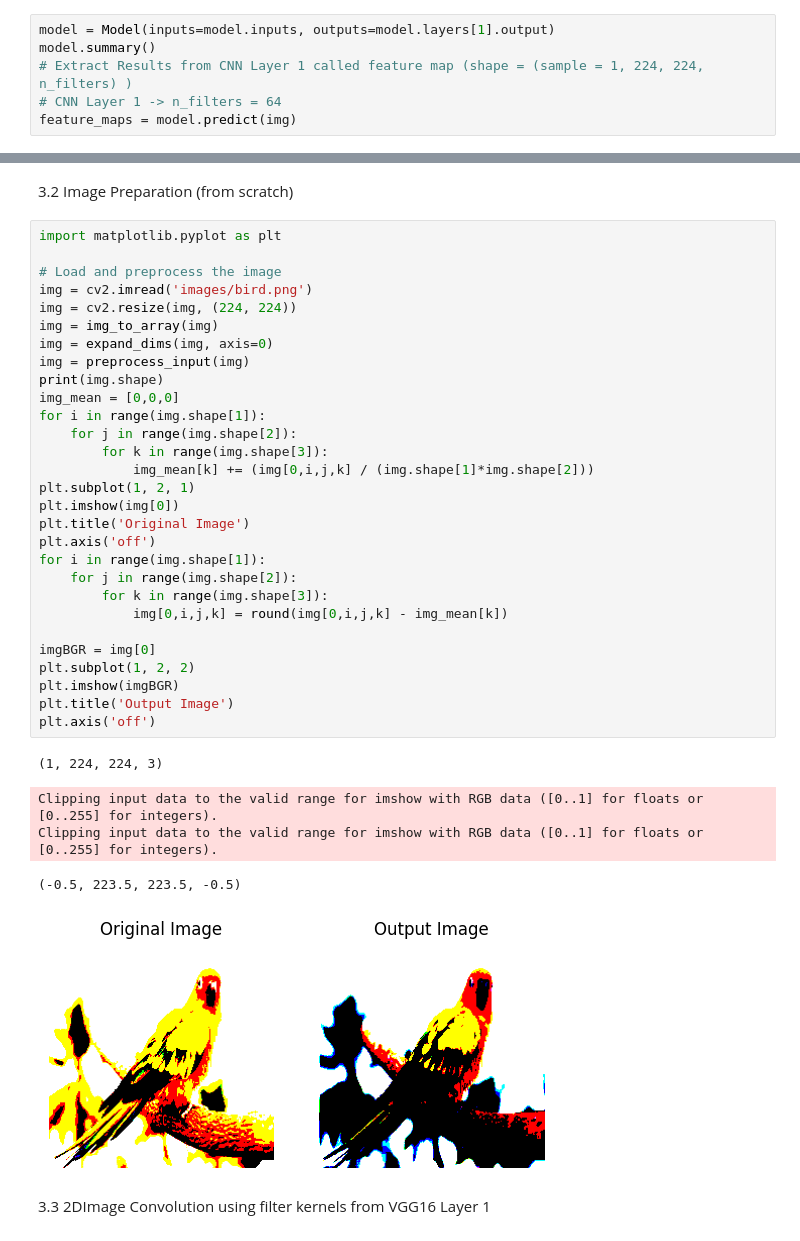
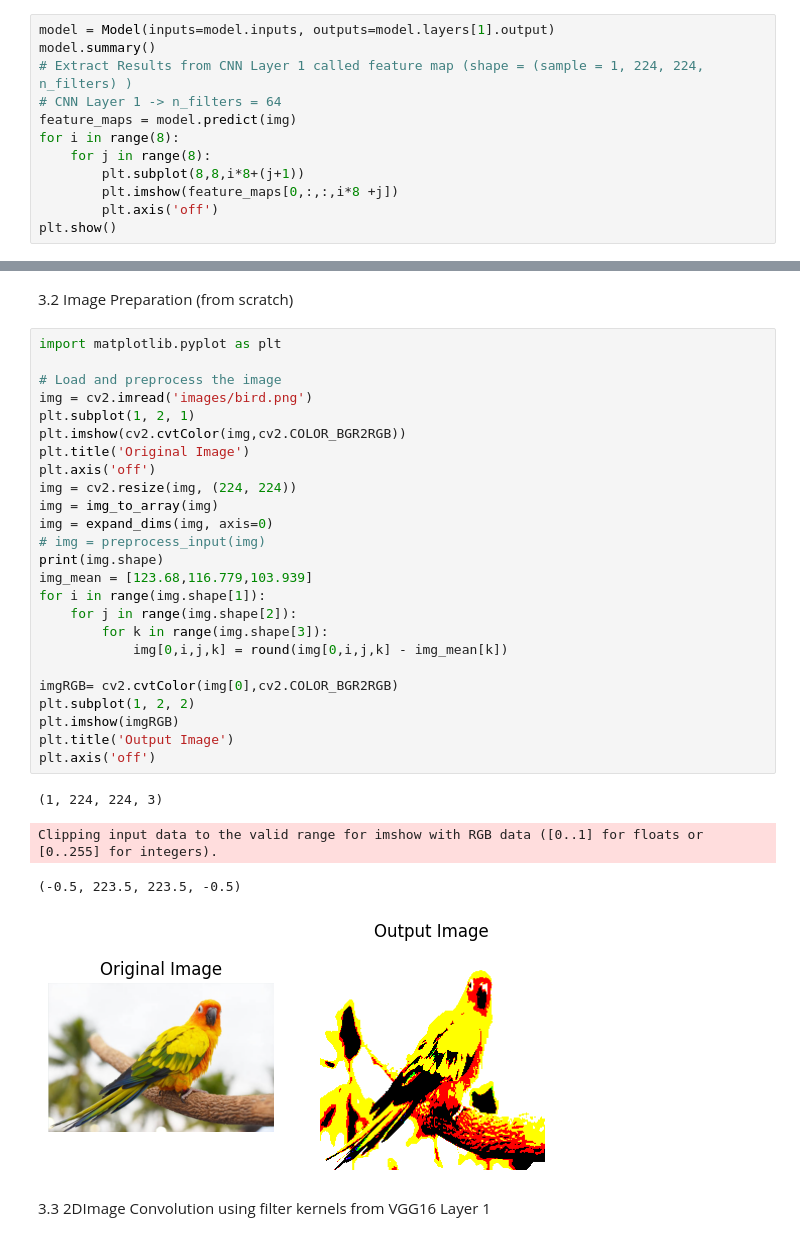
Before and after one commit to pithakpong/image_processing, a Jupyter notebook: lab3/lab3.ipynb, the cells around one changed output, grey strips where cells are left out. Cells and saved outputs as stored; diff of their text form.

```diff
--- a/lab3/lab3.ipynb
+++ b/lab3/lab3.ipynb
@@ -105,4 +106,10 @@ model.summary()
 # Extract Results from CNN Layer 1 called feature map (shape = (sample = 1, 224, 224, n_filters) )
 # CNN Layer 1 -> n_filters = 64
 feature_maps = model.predict(img)
+for i in range(8):
+    for j in range(8):
+        plt.subplot(8,8,i*8+(j+1))
+        plt.imshow(feature_maps[0,:,:,i*8 +j])
+        plt.axis('off')
+plt.show()
 # %% [output]
@@ -125,38 +133,33 @@ _________________________________________________________________
 # %%
 import matplotlib.pyplot as plt
 
 # Load and preprocess the image
 img = cv2.imread('images/bird.png')
+plt.subplot(1, 2, 1)
+plt.imshow(cv2.cvtColor(img,cv2.COLOR_BGR2RGB))
+plt.title('Original Image')
+plt.axis('off')
 img = cv2.resize(img, (224, 224))
 img = img_to_array(img)
 img = expand_dims(img, axis=0)
-img = preprocess_input(img)
+# img = preprocess_input(img)
 print(img.shape)
-img_mean = [0,0,0]
-for i in range(img.shape[1]):
-    for j in range(img.shape[2]):
-        for k in range(img.shape[3]):
-            img_mean[k] += (img[0,i,j,k] / (img.shape[1]*img.shape[2]))
-plt.subplot(1, 2, 1)
-plt.imshow(img[0])
-plt.title('Original Image')
-plt.axis('off')
+img_mean = [123.68,116.779,103.939]
 for i in range(img.shape[1]):
     for j in range(img.shape[2]):
         for k in range(img.shape[3]):
             img[0,i,j,k] = round(img[0,i,j,k] - img_mean[k])
 
-imgBGR = img[0]
+imgRGB= cv2.cvtColor(img[0],cv2.COLOR_BGR2RGB)
 plt.subplot(1, 2, 2)
-plt.imshow(imgBGR)
+plt.imshow(imgRGB)
 plt.title('Output Image')
 plt.axis('off')
 # %% [output]
 (1, 224, 224, 3)
 Clipping input data to the valid range for imshow with RGB data ([0..1] for floats or [0..255] for integers).
-Clipping input data to the valid range for imshow with RGB data ([0..1] for floats or [0..255] for integers).
 (-0.5, 223.5, 223.5, -0.5)
-[figure, old version]
+[figure, new version]
 # %% [markdown]
 3.3 2DImage Convolution using filter kernels from VGG16 Layer 1
 # %%
```
Also changed, not shown: parts of 4 cells of this notebook.
